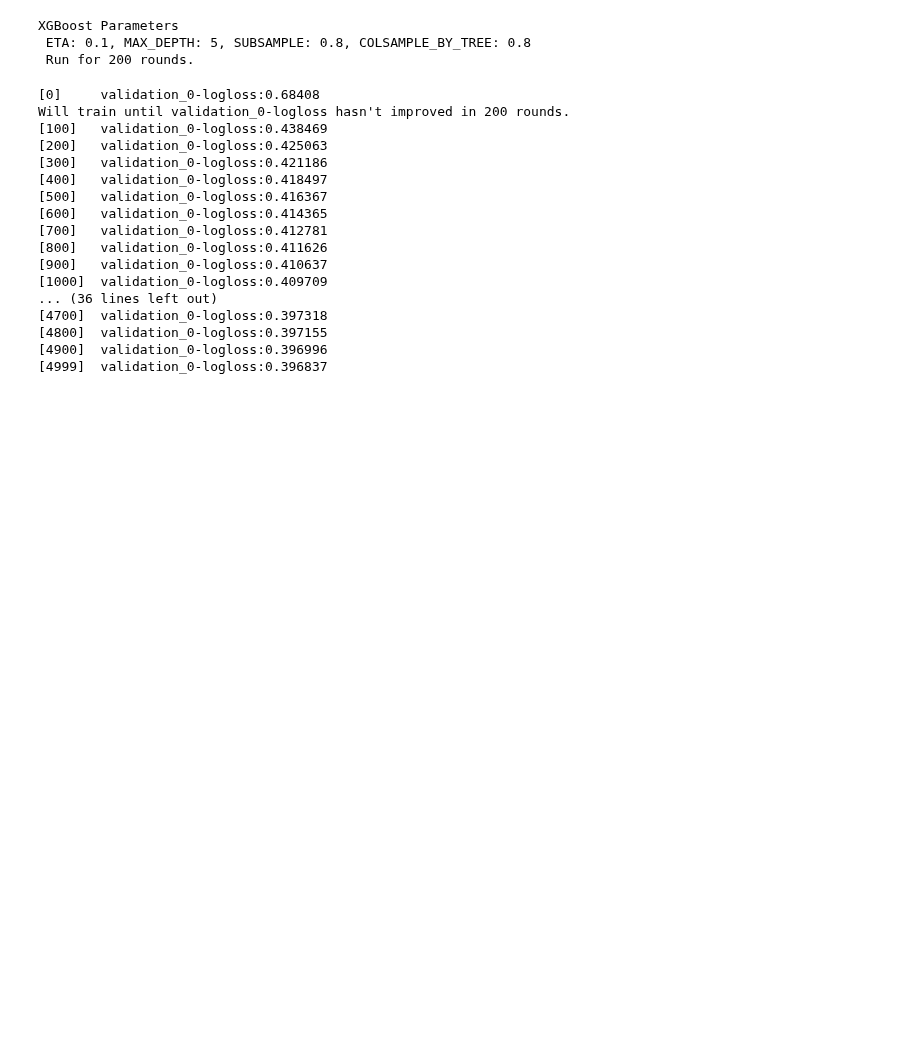
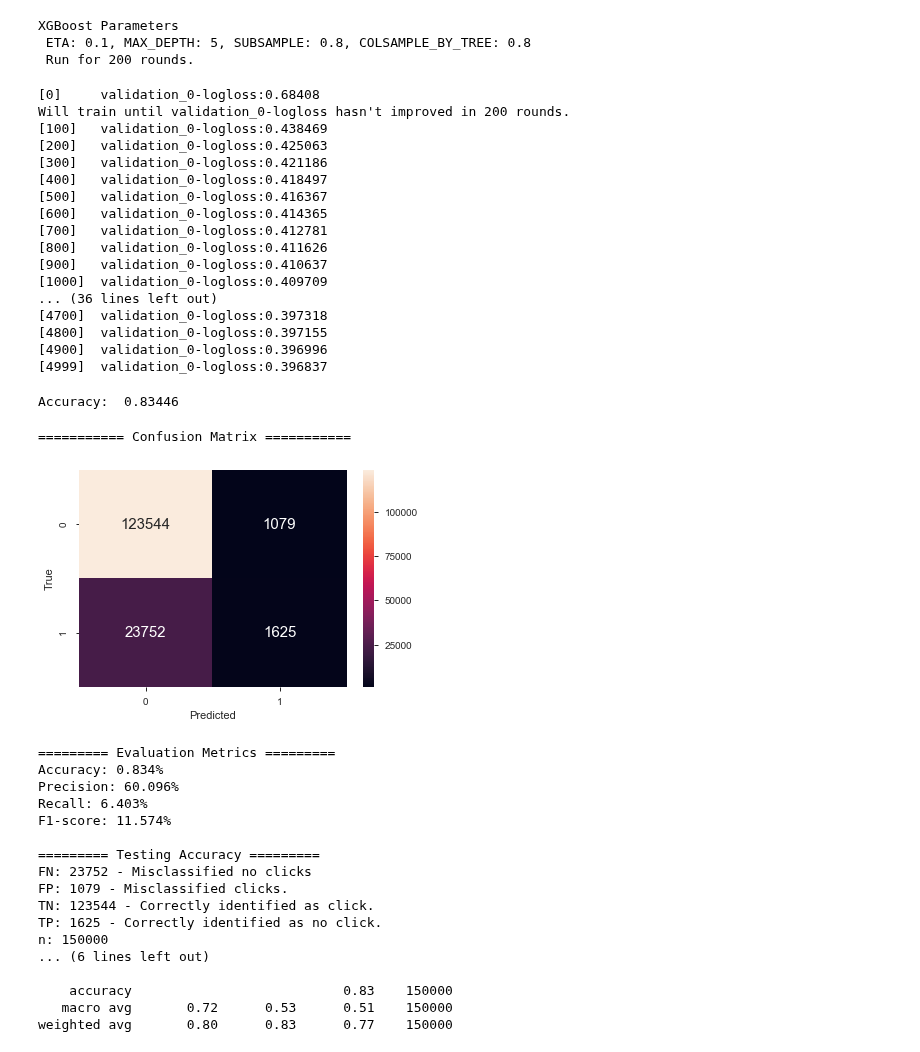
Before and after one commit to davidtnly/MachineLearning, a Jupyter notebook: 37-click-through-rate-prediction.ipynb, the cells around one changed output. Drawn from its saved outputs; the diff is of its cells as text; code cells hidden in the pictures; blank space fills up the shorter version.

```diff
--- a/37-click-through-rate-prediction.ipynb
+++ b/37-click-through-rate-prediction.ipynb
@@ -1682,3 +1694,68 @@ Will train until validation_0-logloss hasn't improved in 200 rounds.
 [4800]  validation_0-logloss:0.397155
 [4900]  validation_0-logloss:0.396996
 [4999]  validation_0-logloss:0.396837
+# %%
+# Make predictions for test data
+prediction = clf.predict(X_test)
+# %% [output]
+Accuracy:  0.83446
+# %%
+def evaluation_metrics(cm):
+    labels=[0, 1]
+
+    # Confusion Matrix
+    cm = confusion_matrix(y_test, y_pred, labels)
+    tn = cm[0][0]
+    fn = cm[1][0]
+    tp = cm[1][1]
+    fp = cm[0][1]
+
+    print('=========== Confusion Matrix ===========')
+    sns.heatmap(cm,
+                annot=True,
+                fmt='d',
+                annot_kws={'size': 15})
+    plt.ylabel('True')
+    plt.xlabel('Predicted')
+    plt.show()
+
+    print('\n========= Evaluation Metrics =========')
+    acc = accuracy_score(y_test, y_pred)
+    precision = tp/(tp+fp)*100
+    recall = tp/(tp+fn)*100
+    print('Accuracy: {:.3f}%'.format(acc))
+    print('Precision: {:.3f}%'.format(precision))
+    print('Recall: {:.3f}%'.format(recall))
+    print('F1-score: {:.3f}%'.format(2*precision*recall/(precision+recall)))
+
+    print('\n========= Testing Accuracy =========')
+    print('FN:', fn, '- Misclassified no clicks')
+    print('FP:', fp, '- Misclassified clicks.')
+    print('TN:', tn, '- Correctly identified as click.')
+    print('TP:', tp, '- Correctly identified as no click.')
+    print('n:', tn+fp+fn+tp)
+
+    print('\n========= Classification Report =========')
+    print(classification_report(y_test, prediction))
+# %%
+evaluation_metrics(cm)
+# %% [output]
+=========== Confusion Matrix ===========
+[figure, added]
+========= Evaluation Metrics =========
+Accuracy: 0.834%
+Precision: 60.096%
+Recall: 6.403%
+F1-score: 11.574%
+
+========= Testing Accuracy =========
+FN: 23752 - Misclassified no clicks
+FP: 1079 - Misclassified clicks.
+TN: 123544 - Correctly identified as click.
+TP: 1625 - Correctly identified as no click.
+n: 150000
+... (6 lines left out)
+
+    accuracy                           0.83    150000
+   macro avg       0.72      0.53      0.51    150000
+weighted avg       0.80      0.83      0.77    150000
```
Also changed, not shown: parts of 9 cells of this notebook, 1 other file.
